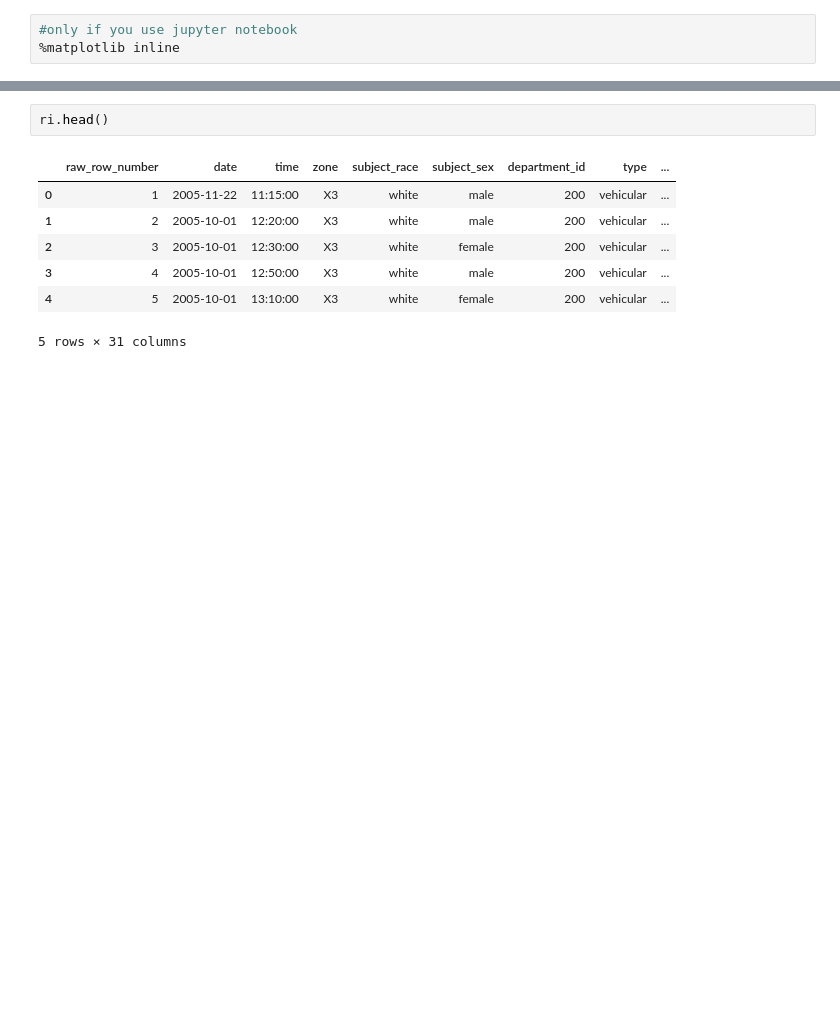
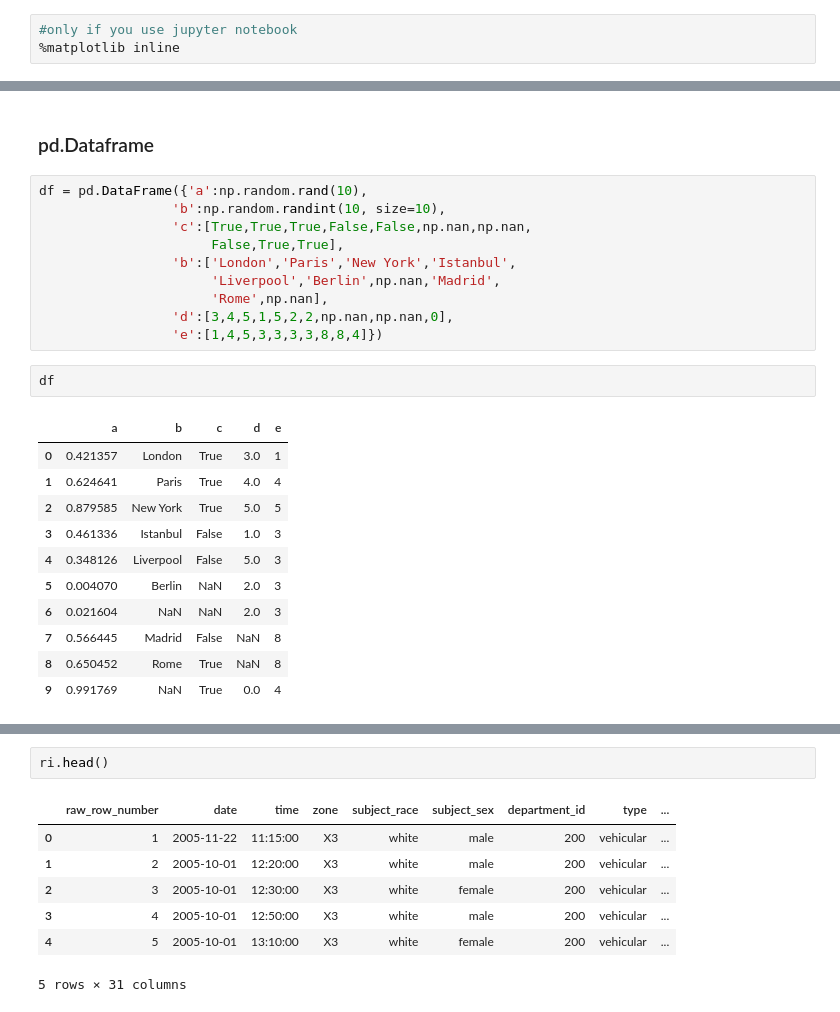
Before and after one commit to pablohe/iup-python-tutorial, a Jupyter notebook: iup.ipynb, the cells around one changed output, grey strips where cells are left out. Cells and saved outputs as stored; diff of their text form; blank space fills up the shorter version.

```diff
--- a/iup.ipynb
+++ b/iup.ipynb
@@ -346,0 +369,26 @@ import matplotlib.pyplot as plt
+# %% [markdown]
+### pd.Dataframe
+# %%
+df = pd.DataFrame({'a':np.random.rand(10),
+                 'b':np.random.randint(10, size=10),
+                 'c':[True,True,True,False,False,np.nan,np.nan,
+                      False,True,True],
+                 'b':['London','Paris','New York','Istanbul',
+                      'Liverpool','Berlin',np.nan,'Madrid',
+                      'Rome',np.nan],
+                 'd':[3,4,5,1,5,2,2,np.nan,np.nan,0],
+                 'e':[1,4,5,3,3,3,3,8,8,4]})
+# %%
+df
+# %% [output]
+|  | a | b | c | d | e |
+| 0 | 0.421357 | London | True | 3.0 | 1 |
+| 1 | 0.624641 | Paris | True | 4.0 | 4 |
+| 2 | 0.879585 | New York | True | 5.0 | 5 |
+| 3 | 0.461336 | Istanbul | False | 1.0 | 3 |
+| 4 | 0.348126 | Liverpool | False | 5.0 | 3 |
+| 5 | 0.004070 | Berlin | NaN | 2.0 | 3 |
+| 6 | 0.021604 | NaN | NaN | 2.0 | 3 |
+| 7 | 0.566445 | Madrid | False | NaN | 8 |
+| 8 | 0.650452 | Rome | True | NaN | 8 |
+| 9 | 0.991769 | NaN | True | 0.0 | 4 |
```
Also changed, not shown: parts of 39 cells of this notebook.
